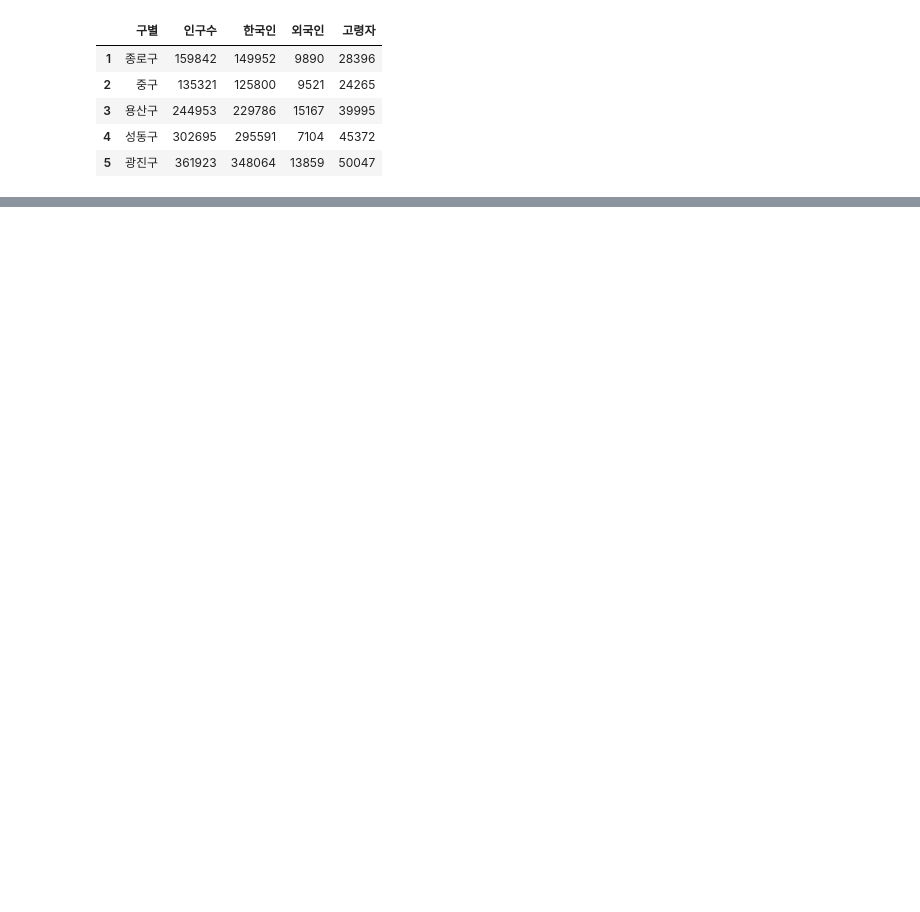
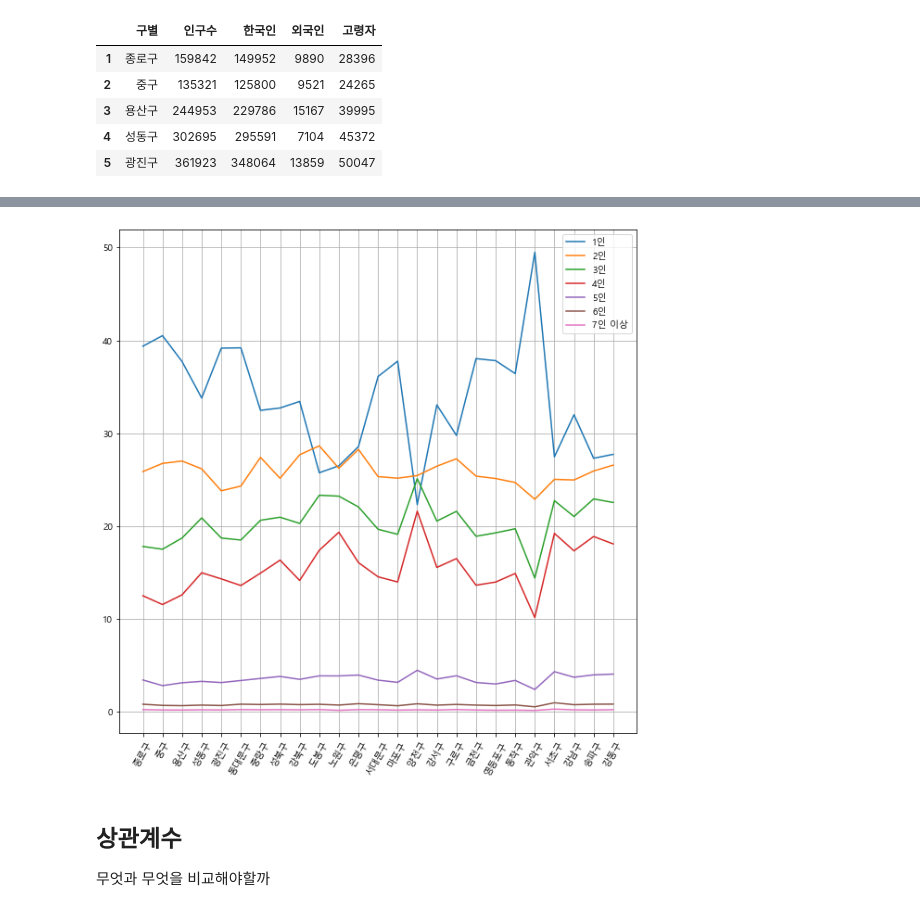
Before and after one commit to beegramin9/Python-DataScience-Hoseo-ProjectData, a Jupyter notebook: Ch1~2018/인구수 가구원수/서울 인구수와 가구원수.ipynb, the cells around one changed output, grey strips where cells are left out. Saved outputs shown, nothing was run; the diff lists cells and outputs as text; code cells hidden in the pictures; blank space fills up the shorter version.

```diff
--- a/Ch1~2018/인구수 가구원수/서울 인구수와 가구원수.ipynb
+++ b/Ch1~2018/인구수 가구원수/서울 인구수와 가구원수.ipynb
@@ -37,0 +135,2 @@ pop_18.head()
+# %%
+hh19_rate.set_index('구별',inplace=True)
@@ -37,0 +158,13 @@ pop_18.head()
+# %%
+for c in hh19_rate.iloc[:,0:]:
+    plt.plot(hh19_rate[c], label=hh19_rate[[c]].columns[0])
+
+plt.xticks(hh19_rate.index, rotation=60)
+plt.legend()
+plt.grid()
+plt.show()
+# %% [output]
+[figure, added]
+# %% [markdown]
+## 상관계수
+무엇과 무엇을 비교해야할까
```
Also changed, not shown: parts of 36 cells of this notebook.
